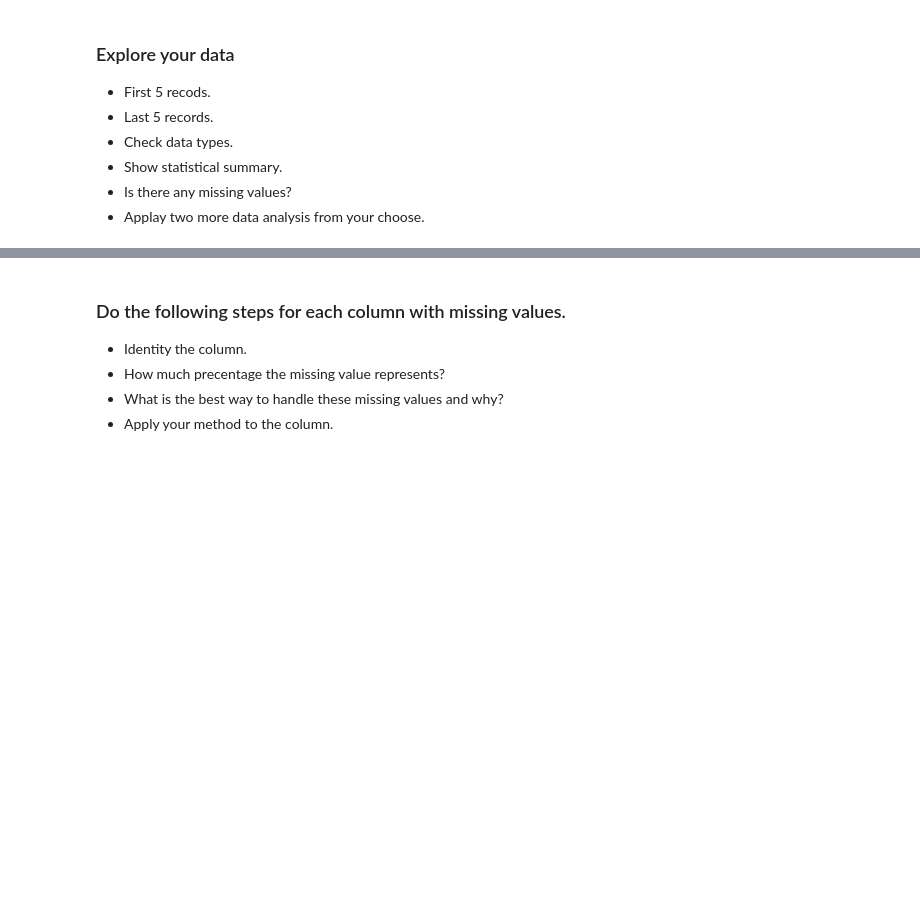
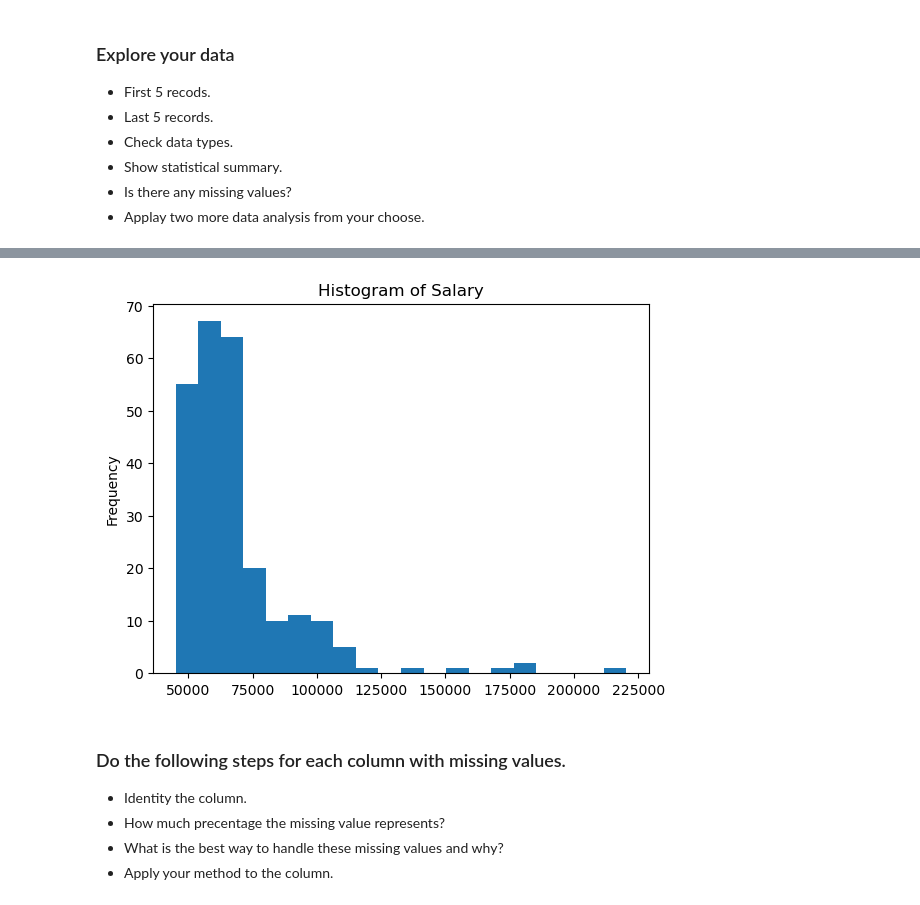
Before and after one commit to Tuwaiq-Data-Science-Bootcamp-V4/Missing-Data-Lab, a Jupyter notebook: Missing_Data_Assignment.ipynb, the cells around one changed output, grey strips where cells are left out. Cells and saved outputs as stored; diff of their text form; code cells hidden in the pictures; blank space fills up the shorter version.

```diff
--- a/Missing_Data_Assignment.ipynb
+++ b/Missing_Data_Assignment.ipynb
@@ -14,3 +183,7 @@
+# %%
+df['Salary'].plot(kind="hist", bins=20, title="Histogram of Salary");
+# %% [output]
+[figure, added]
 # %% [markdown]
 ### Do the following steps for each column with missing values.
 * Identity the column.
```
Also changed, not shown: parts of 58 cells of this notebook.
